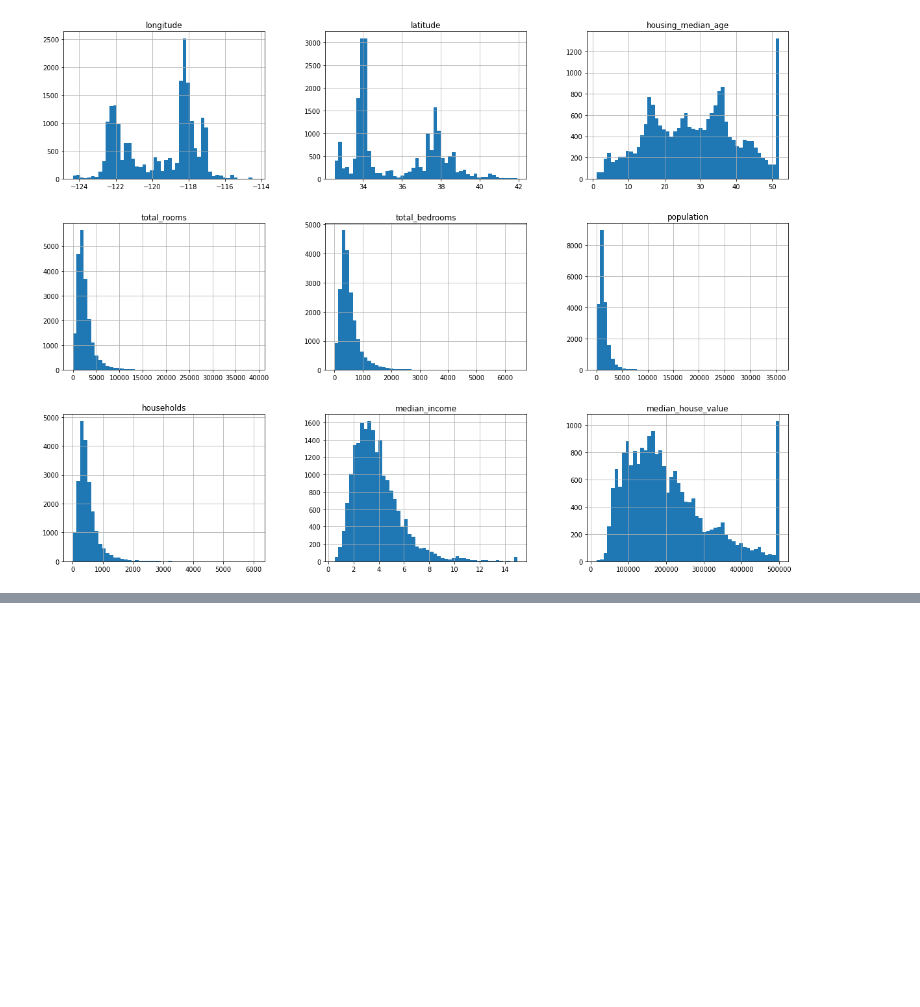
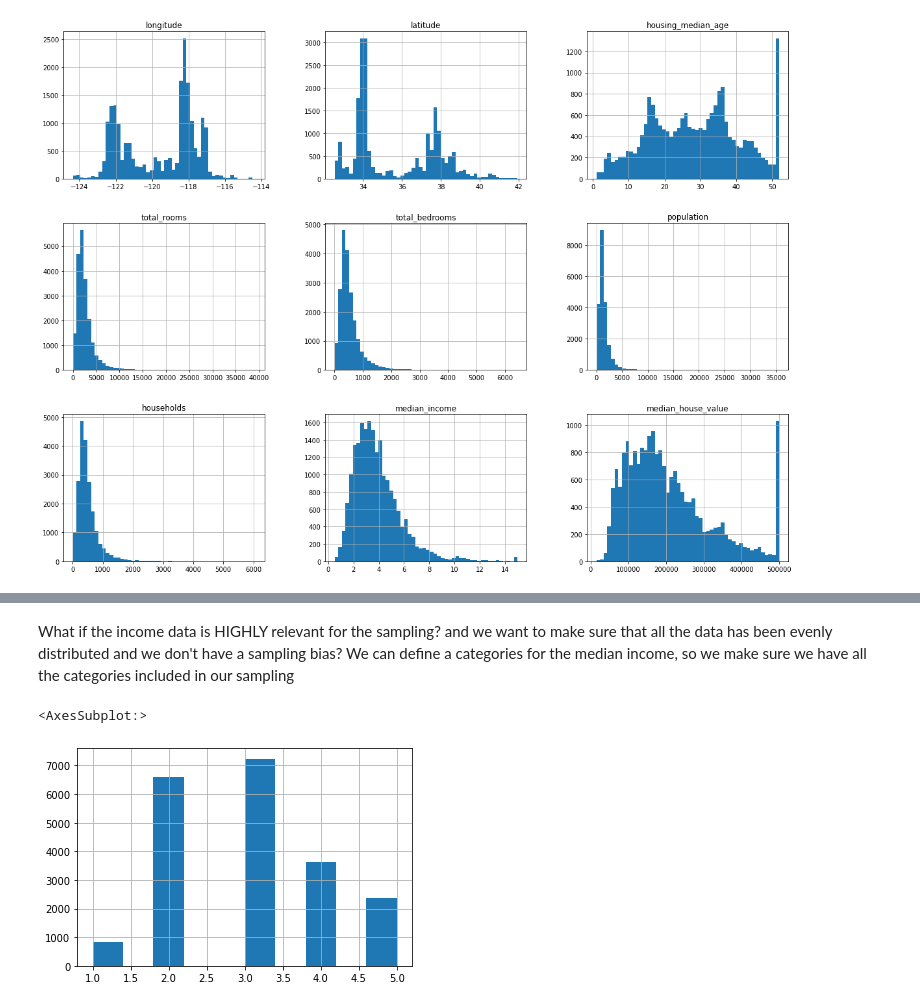
Before and after one commit to DougFigueroa/machine-learning-notebooks, a Jupyter notebook: First-ML-project/end-to-end-ml-project.ipynb, the cells around one changed output, grey strips where cells are left out. Cells and saved outputs as stored; diff of their text form; code cells hidden in the pictures; blank space fills up the shorter version.

```diff
--- a/First-ML-project/end-to-end-ml-project.ipynb
+++ b/First-ML-project/end-to-end-ml-project.ipynb
@@ -88,0 +114,10 @@ def split_train_test(data, test_ratio):
+# %% [markdown]
+What if the income data is HIGHLY relevant for the sampling? and we want to make sure that all the data has been evenly distributed and we don't have a sampling bias?
+We can define a categories for the median income, so we make sure we have all the categories included in our sampling
+# %%
+# creating an stratefied sampling
+housing_data['income_category'] = pd.cut(housing_data['median_income'], bins=[0., 1.5, 3.0, 4.5, 6.0, np.inf], labels=[1,2,3,4,5])
+housing_data['income_category'].hist()
+# %% [output]
+<AxesSubplot:>
+[figure, added]
```
Also changed, not shown: parts of 6 cells of this notebook.
